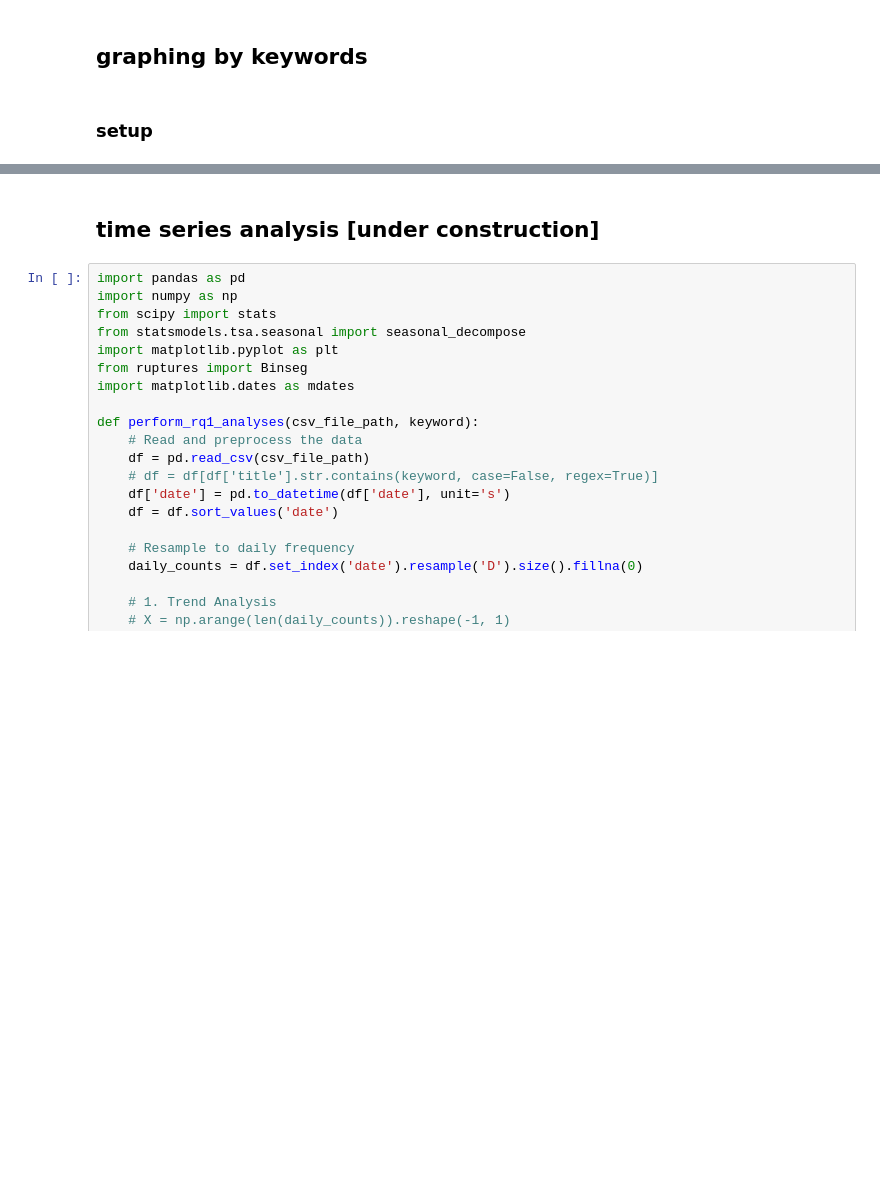
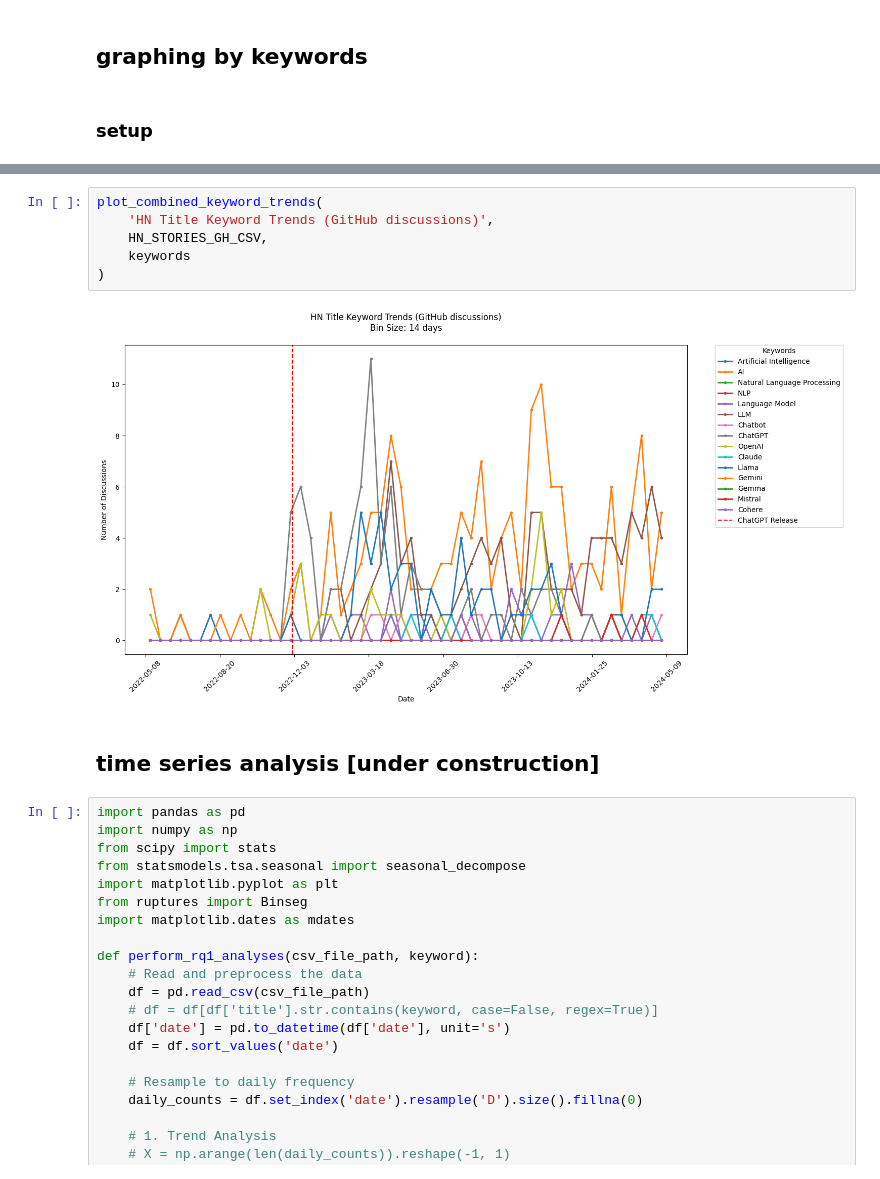
Before and after one commit to MUICT-SERU/SP2024-GPT, a Jupyter notebook: src/1a-retrieve-hn-stories/1-retrieve-hackernews-stories.ipynb, the cells around one changed output, grey strips where cells are left out. Saved outputs shown, nothing was run; the diff lists cells and outputs as text; blank space fills up the shorter version.

```diff
--- a/src/1a-retrieve-hn-stories/1-retrieve-hackernews-stories.ipynb
+++ b/src/1a-retrieve-hn-stories/1-retrieve-hackernews-stories.ipynb
@@ -516,3 +594,11 @@ for keyword in keywords:
+# %%
+plot_combined_keyword_trends(
+    'HN Title Keyword Trends (GitHub discussions)',
+    HN_STORIES_GH_CSV,
+    keywords
+)
+# %% [output]
+[figure, added]
 # %% [markdown]
 ## time series analysis [under construction]
 # %%
```
Also changed, not shown: parts of 4 cells of this notebook, 1 other file.
